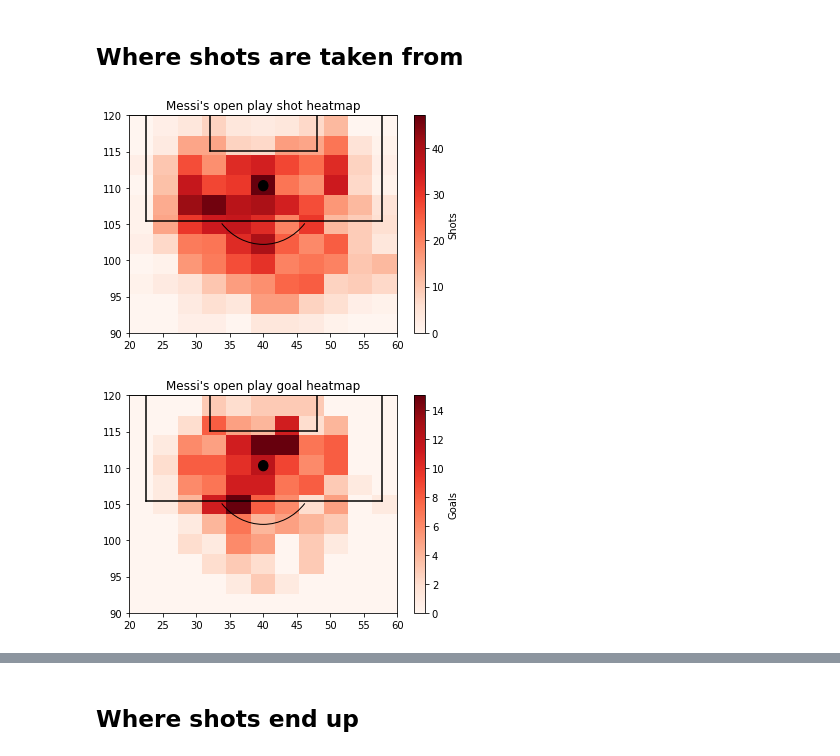
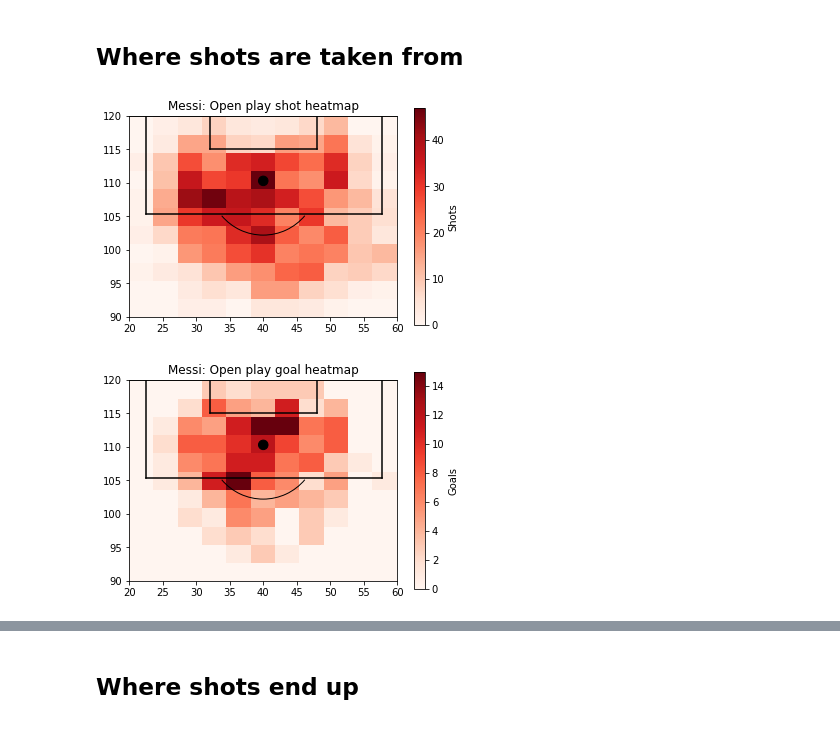
Before and after one commit to deacona/the-ball-is-round, a Jupyter notebook: notebooks/messi_01_finding_leo.ipynb, the cells around one changed output, grey strips where cells are left out. Saved outputs shown, nothing was run; the diff lists cells and outputs as text; code cells hidden in the pictures.

Commit message:
Tidy up charts and output content
Nice viz generated
Output code and markdown (+images) for use in analysis

```diff
--- a/notebooks/messi_01_finding_leo.ipynb
+++ b/notebooks/messi_01_finding_leo.ipynb
@@ -52,17 +50,16 @@ df["shot"] = 1
 df["goal"] = 0
 df.loc[df.outcome == "Goal", "goal"] = 1
 
-# df["shot_efficiency_diff"] = 1 + df.goal - df.shot
 df["shot_skill_diff"] = df.goal - df.statsbomb_xg
 
 df["is_Messi"] = (df.player == messi_fullname)
 df["month"] = df.match_date.str.split("-", expand=True)[1]
-df["10_minute_bin"] = df.minute.round(-1) #pd.cut(df.minute, bins=[0, 10, 20, 30, 40, 50, 60, 70, 80, 90, 100])
+df["10_minute_bin"] = df.minute.round(-1)
 
 df["start_location_x_bin"] = 5 * (df.start_location_x / 5).round()
 df["start_location_y_bin"] = 5 * (df.start_location_y / 5).round()
 
-df["end_location_y_bin"] = 5 * (df.end_location_y / 5).round()
+df["end_location_y_bin"] = 4 * (df.end_location_y / 4).round()
 df["end_location_z_bin"] = 1 * (df.end_location_z / 1).round()
 
 df.iloc[:, -10:].describe(include="all").T
@@ -128,14 +107,13 @@ for x_col in ["season_name", "month", "minute", "10_minute_bin"]:
                                                        "shot": sum,}).sort_values(by=x_col)
 
     ax = sns.lineplot(data=x_data, x=x_col, y="statsbomb_xg", estimator=x_agg, color="g")
-
-    ax.set(xlabel=x_disp, ylabel='Shot (blue), Goal (red), xG (green)')
+    ax.set(xlabel=x_disp, ylabel='per match')
     plt.setp(ax.get_xticklabels(), rotation=90)
 
     sns.lineplot(data=x_data, x=x_col, y="goal", estimator=x_agg, color="r")
-
     sns.lineplot(data=x_data, x=x_col, y="shot", estimator=x_agg, color="b")
 
+    ax.legend(handles=ax.lines, labels=["xG","Goals","Shots"])
     plt.title("Messi: Shots, Goals and xG by {1}".format(x_agg, x_disp))
 
     plt.show()
@@ -149,20 +127,21 @@ for x_col in ["season_name", "month", "minute", "10_minute_bin"]:
 # %%
 for metric_col in ["shot", "goal"]:
     data = df[(df.is_Messi) & (df.type == "Open Play") & (df[metric_col] == 1)]
 
     plt.hist2d(data.start_location_y, data.start_location_x, bins=11, range=[[20, 60], [90, 120]], cmap="Reds")
 #     plt.hexbin(data.start_location_y, data.start_location_x, gridsize=13, cmap="Reds")
 #     sns.jointplot(x="start_location_y", y="start_location_x", data=data, kind="hex")
 
     cb = plt.colorbar()
     cb.set_label("{0}s".format(metric_col.title()))
 
     ax = plt.gca()
+    ax.set_aspect('equal')
     utilities.draw_pen_box(ax)
 
     plt.title("Messi: Open play {0} heatmap".format(metric_col))
     plt.show()
 # %% [output]
-[figure, old version]
+[figure, new version]
-[figure, old version]
+[figure, new version]
 # %%
```
Also changed, not shown: parts of 16 cells of this notebook, 17 other files.
